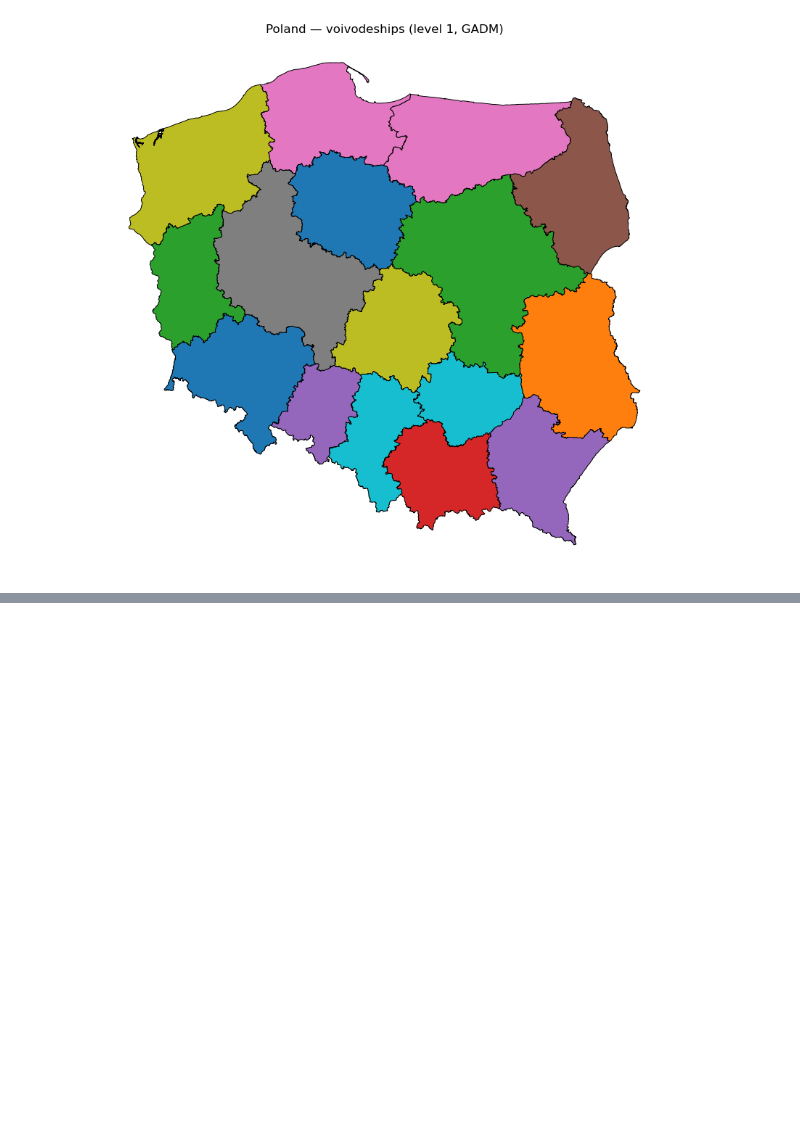
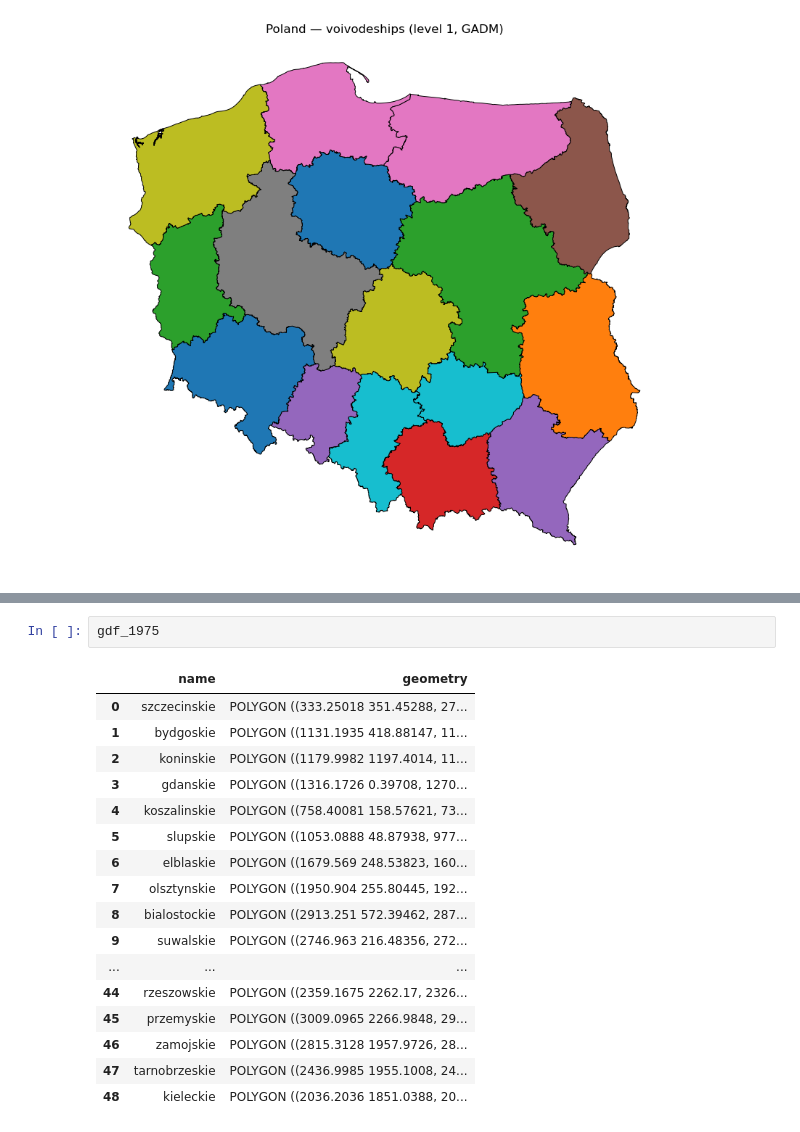
Before and after one commit to jendrkk/LRDWI-Paper, a Jupyter notebook: Code/analysis/02_borders.ipynb, the cells around one changed output, grey strips where cells are left out. Cells and saved outputs as stored; diff of their text form; blank space fills up the shorter version.

```diff
--- a/Code/analysis/02_borders.ipynb
+++ b/Code/analysis/02_borders.ipynb
@@ -51,0 +246,20 @@ Index(['GID_1', 'GID_0', 'COUNTRY', 'NAME_1', 'VARNAME_1', 'NL_NAME_1',
+# %%
+gdf_1975
+# %% [output]
+|  | name | geometry |
+| 0 | szczecinskie | POLYGON ((333.25018 351.45288, 27... |
+| 1 | bydgoskie | POLYGON ((1131.1935 418.88147, 11... |
+| 2 | koninskie | POLYGON ((1179.9982 1197.4014, 11... |
+| 3 | gdanskie | POLYGON ((1316.1726 0.39708, 1270... |
+| 4 | koszalinskie | POLYGON ((758.40081 158.57621, 73... |
+| 5 | slupskie | POLYGON ((1053.0888 48.87938, 977... |
+| 6 | elblaskie | POLYGON ((1679.569 248.53823, 160... |
+| 7 | olsztynskie | POLYGON ((1950.904 255.80445, 192... |
+| 8 | bialostockie | POLYGON ((2913.251 572.39462, 287... |
+| 9 | suwalskie | POLYGON ((2746.963 216.48356, 272... |
+| ... | ... | ... |
+| 44 | rzeszowskie | POLYGON ((2359.1675 2262.17, 2326... |
+| 45 | przemyskie | POLYGON ((3009.0965 2266.9848, 29... |
+| 46 | zamojskie | POLYGON ((2815.3128 1957.9726, 28... |
+| 47 | tarnobrzeskie | POLYGON ((2436.9985 1955.1008, 24... |
+| 48 | kieleckie | POLYGON ((2036.2036 1851.0388, 20... |
```
Also changed, not shown: parts of 2 cells of this notebook, 2 other files.
